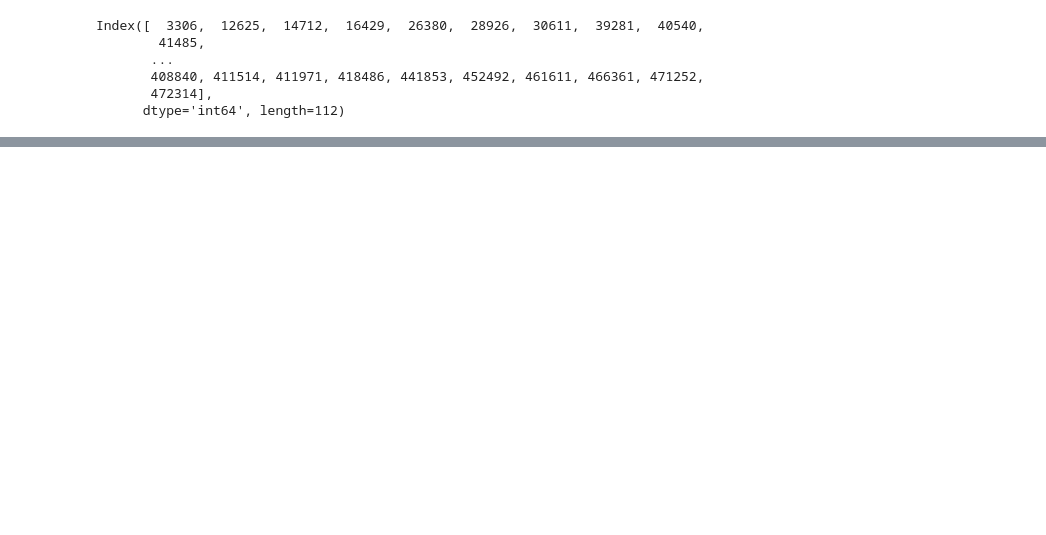
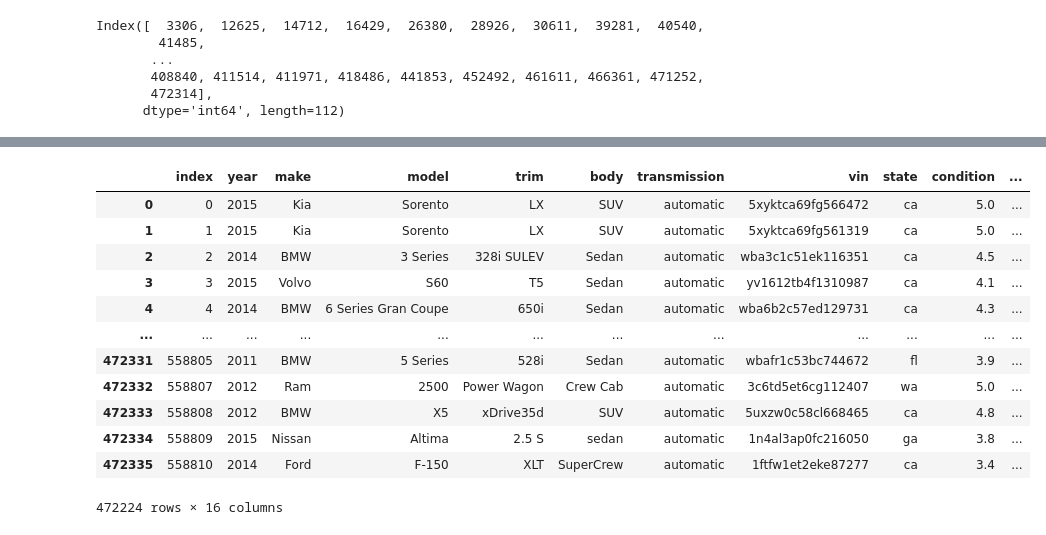
Before and after one commit to terminalcoder/used-car-auction-prices, a Jupyter notebook: notebook.ipynb, the cells around one changed output, grey strips where cells are left out. Drawn from its saved outputs; the diff is of its cells as text; code cells hidden in the pictures; blank space fills up the shorter version.

```diff
--- a/notebook.ipynb
+++ b/notebook.ipynb
@@ -271,0 +263,16 @@ KeyError: "None of [Index([16639.0,  9393.0,  1331.0, 14282.0,  2641.0,  5554.0,
+# %%
+df2.drop(df2[df2.duplicated(subset = ['vin', 'saledate'], keep= False)].index)
+# %% [output]
+|  | index | year | make | model | trim | body | transmission | vin | state | condition | ... |
+| 0 | 0 | 2015 | Kia | Sorento | LX | SUV | automatic | 5xyktca69fg566472 | ca | 5.0 | ... |
+| 1 | 1 | 2015 | Kia | Sorento | LX | SUV | automatic | 5xyktca69fg561319 | ca | 5.0 | ... |
+| 2 | 2 | 2014 | BMW | 3 Series | 328i SULEV | Sedan | automatic | wba3c1c51ek116351 | ca | 4.5 | ... |
+| 3 | 3 | 2015 | Volvo | S60 | T5 | Sedan | automatic | yv1612tb4f1310987 | ca | 4.1 | ... |
+| 4 | 4 | 2014 | BMW | 6 Series Gran Coupe | 650i | Sedan | automatic | wba6b2c57ed129731 | ca | 4.3 | ... |
+| ... | ... | ... | ... | ... | ... | ... | ... | ... | ... | ... | ... |
+| 472331 | 558805 | 2011 | BMW | 5 Series | 528i | Sedan | automatic | wbafr1c53bc744672 | fl | 3.9 | ... |
+| 472332 | 558807 | 2012 | Ram | 2500 | Power Wagon | Crew Cab | automatic | 3c6td5et6cg112407 | wa | 5.0 | ... |
+| 472333 | 558808 | 2012 | BMW | X5 | xDrive35d | SUV | automatic | 5uxzw0c58cl668465 | ca | 4.8 | ... |
+| 472334 | 558809 | 2015 | Nissan | Altima | 2.5 S | sedan | automatic | 1n4al3ap0fc216050 | ga | 3.8 | ... |
+| 472335 | 558810 | 2014 | Ford | F-150 | XLT | SuperCrew | automatic | 1ftfw1et2eke87277 | ca | 3.4 | ... |
+472224 rows × 16 columns
```
Also changed, not shown: parts of 9 cells of this notebook.
